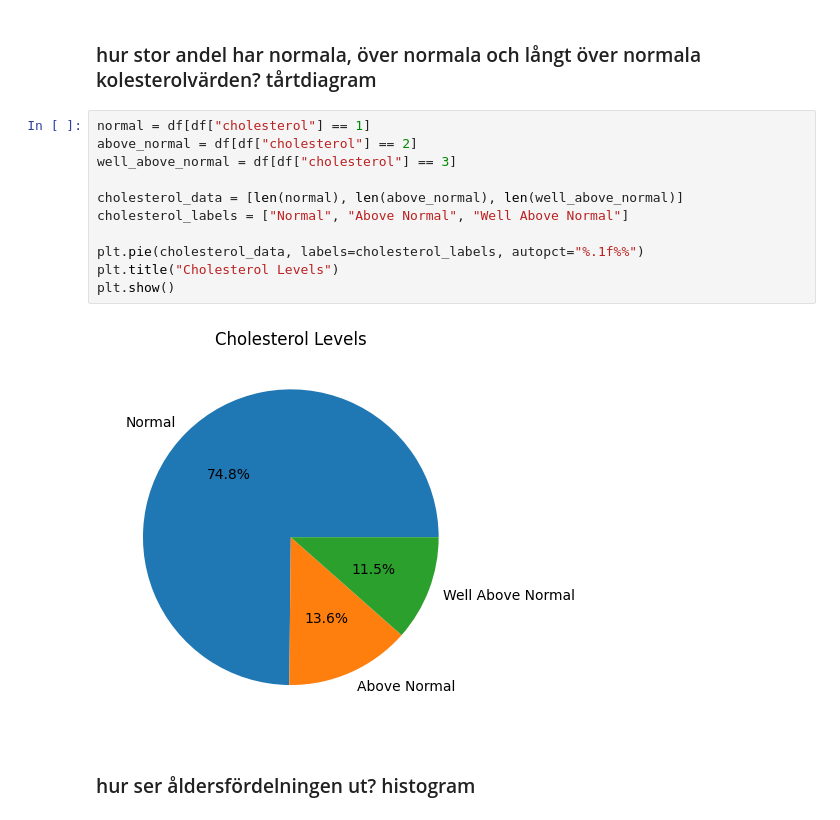
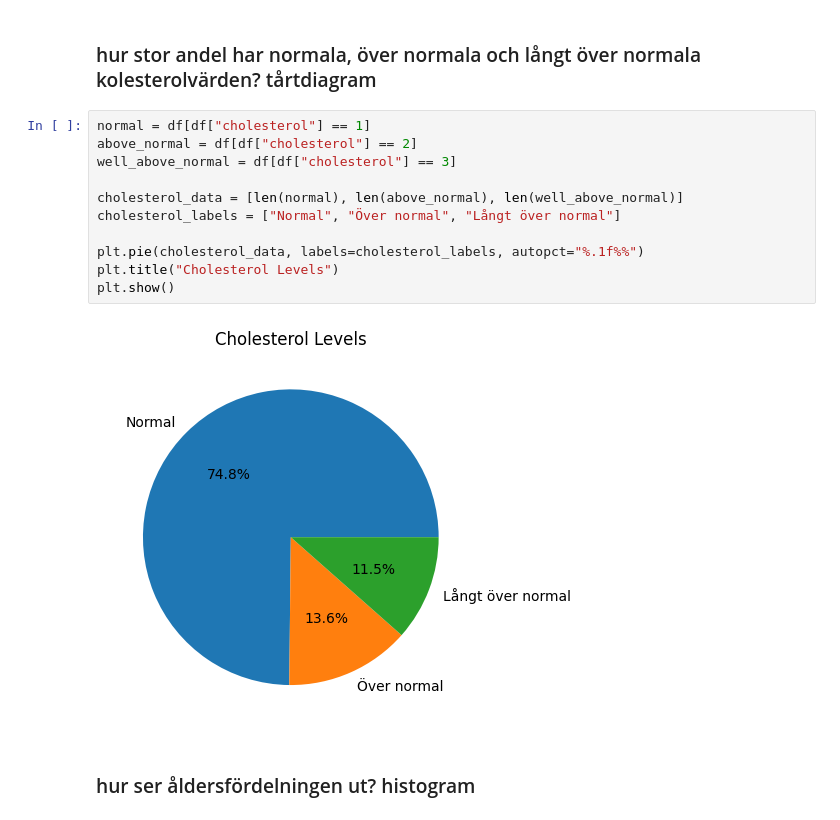
Before and after one commit to Ludwilton/Medical-predictions-lab, a Jupyter notebook: EDA.ipynb, the cells around one changed output. Drawn from its saved outputs; the diff is of its cells as text.

```diff
--- a/EDA.ipynb
+++ b/EDA.ipynb
@@ -21,16 +21,16 @@ Negative:  35021
 # %%
 normal = df[df["cholesterol"] == 1]
 above_normal = df[df["cholesterol"] == 2]
 well_above_normal = df[df["cholesterol"] == 3]
 
 cholesterol_data = [len(normal), len(above_normal), len(well_above_normal)]
-cholesterol_labels = ["Normal", "Above Normal", "Well Above Normal"]
+cholesterol_labels = ["Normal", "Över normal", "Långt över normal"]
 
 plt.pie(cholesterol_data, labels=cholesterol_labels, autopct="%.1f%%")
 plt.title("Cholesterol Levels")
 plt.show()
 # %% [output]
-[figure, old version]
+[figure, new version]
 # %% [markdown]
 ### hur ser åldersfördelningen ut? histogram
 # %%
```
Also changed, not shown: parts of 8 cells of this notebook, 2 other files.
